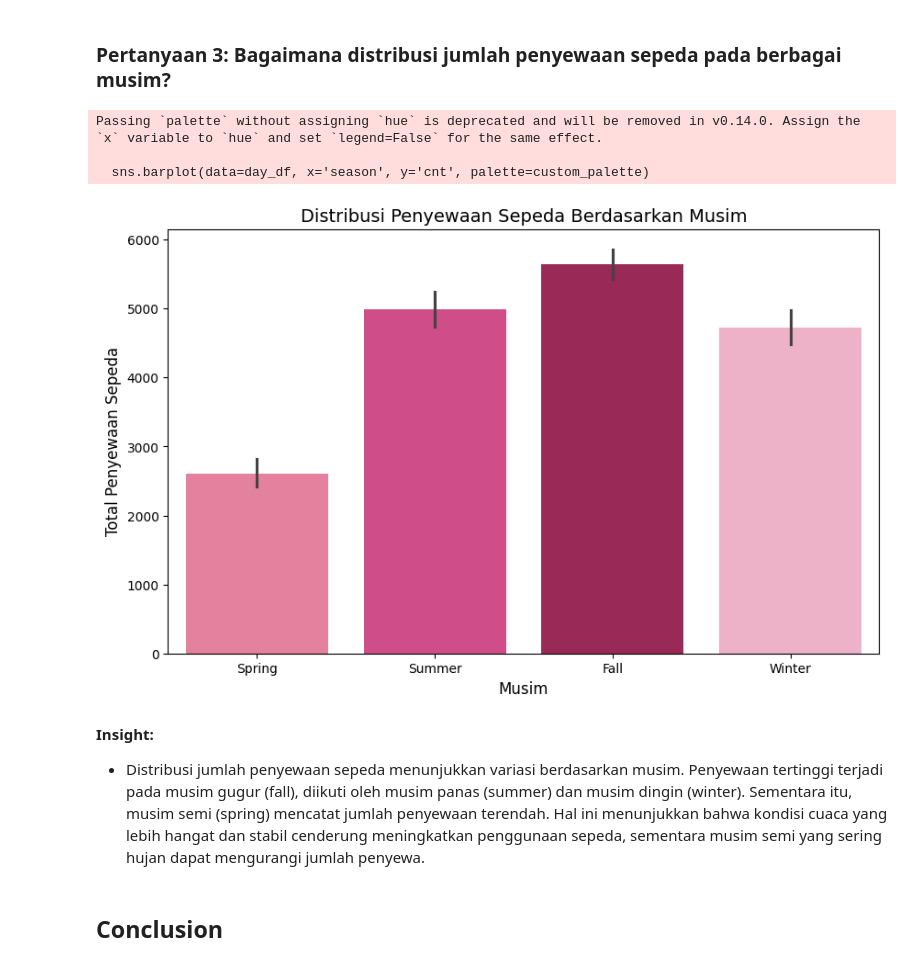
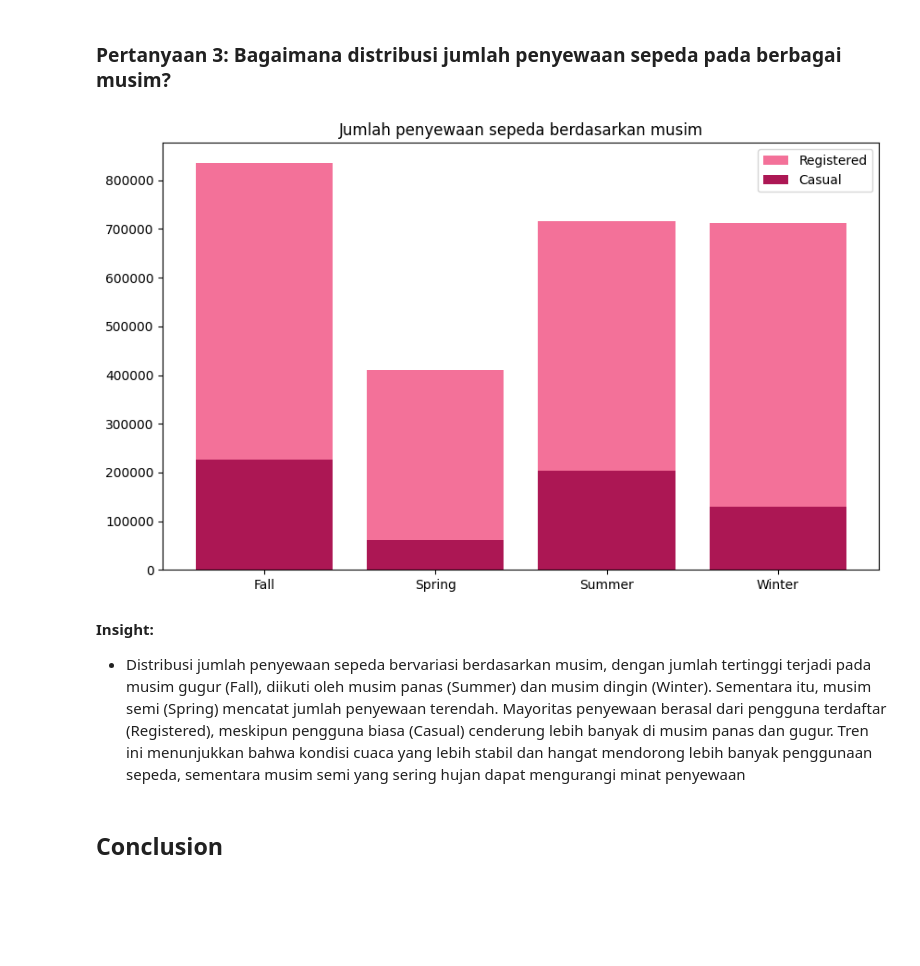
Before and after one commit to echaan/bike-sharing-analysis, a Jupyter notebook: notebook.ipynb, the cells around one changed output. Drawn from its saved outputs; the diff is of its cells as text; code cells hidden in the pictures; blank space fills up the shorter version.

```diff
--- a/notebook.ipynb
+++ b/notebook.ipynb
@@ -503,28 +503,37 @@ Passing `palette` without assigning `hue` is deprecated and will be removed in v
 - Distribusi penyewaan sepeda menunjukkan tren menurun seiring memburuknya cuaca. Penyewaan tertinggi terjadi saat cuaca cerah/berawan (~5.000), cukup tinggi saat berkabut/berawan (~4.000), dan terendah saat hujan/salju ringan (~1.800). Cuaca yang baik meningkatkan minat penyewaan, sedangkan hujan atau salju menguranginya.
 # %% [markdown]
 ### Pertanyaan 3: Bagaimana distribusi jumlah penyewaan sepeda pada berbagai musim?
-# %%
-# Membuat visualisasi jumlah penyewaan sepeda berdasarkan musim
-plt.figure(figsize=(10, 6))
-custom_palette = ["#F37199", "#E53888", "#AC1754", "#F7A8C4"]
-sns.barplot(data=day_df, x='season', y='cnt', palette=custom_palette)
-
-
-# Menambahkan judul dan label sumbu
-plt.title('Distribusi Penyewaan Sepeda Berdasarkan Musim', fontsize=14)
-plt.xlabel('Musim', fontsize=12)
-plt.ylabel('Total Penyewaan Sepeda', fontsize=12)
-
-# Menampilkan plot
-plt.show()
-# %% [output]
-Passing `palette` without assigning `hue` is deprecated and will be removed in v0.14.0. Assign the `x` variable to `hue` and set `legend=False` for the same effect.
-
-  sns.barplot(data=day_df, x='season', y='cnt', palette=custom_palette)
-[figure, removed]
+# %%
+# Mengelompokkan data berdasarkan musim dan menghitung jumlah penggunaan terdaftar dan tidak terdaftar
+seasonal_usage = day_df.groupby('season')[['registered', 'casual']].sum().reset_index()
+
+plt.figure(figsize=(10, 6))
+
+# Membuat
+plt.bar(
+    seasonal_usage['season'],
+    seasonal_usage['registered'],
+    label='Registered',
+    color=custom_palette[0]
+)
+
+plt.bar(
+    seasonal_usage['season'],
+    seasonal_usage['casual'],
+    label='Casual',
+    color=custom_palette[1],
+)
+
+plt.xlabel(None)
+plt.ylabel(None)
+plt.title('Jumlah penyewaan sepeda berdasarkan musim')
+plt.legend()
+plt.show()
+# %% [output]
+[figure, added]
 # %% [markdown]
 **Insight:**
-- Distribusi jumlah penyewaan sepeda menunjukkan variasi berdasarkan musim. Penyewaan tertinggi terjadi pada musim gugur (fall), diikuti oleh musim panas (summer) dan musim dingin (winter). Sementara itu, musim semi (spring) mencatat jumlah penyewaan terendah. Hal ini menunjukkan bahwa kondisi cuaca yang lebih hangat dan stabil cenderung meningkatkan penggunaan sepeda, sementara musim semi yang sering hujan dapat mengurangi jumlah penyewa.
+- Distribusi jumlah penyewaan sepeda bervariasi berdasarkan musim, dengan jumlah tertinggi terjadi pada musim gugur (Fall), diikuti oleh musim panas (Summer) dan musim dingin (Winter). Sementara itu, musim semi (Spring) mencatat jumlah penyewaan terendah. Mayoritas penyewaan berasal dari pengguna terdaftar (Registered), meskipun pengguna biasa (Casual) cenderung lebih banyak di musim panas dan gugur. Tren ini menunjukkan bahwa kondisi cuaca yang lebih stabil dan hangat mendorong lebih banyak penggunaan sepeda, sementara musim semi yang sering hujan dapat mengurangi minat penyewaan
 # %% [markdown]
 ## Conclusion
 # %% [markdown]
```
Also changed, not shown: parts of 2 cells of this notebook, 1 other file.
